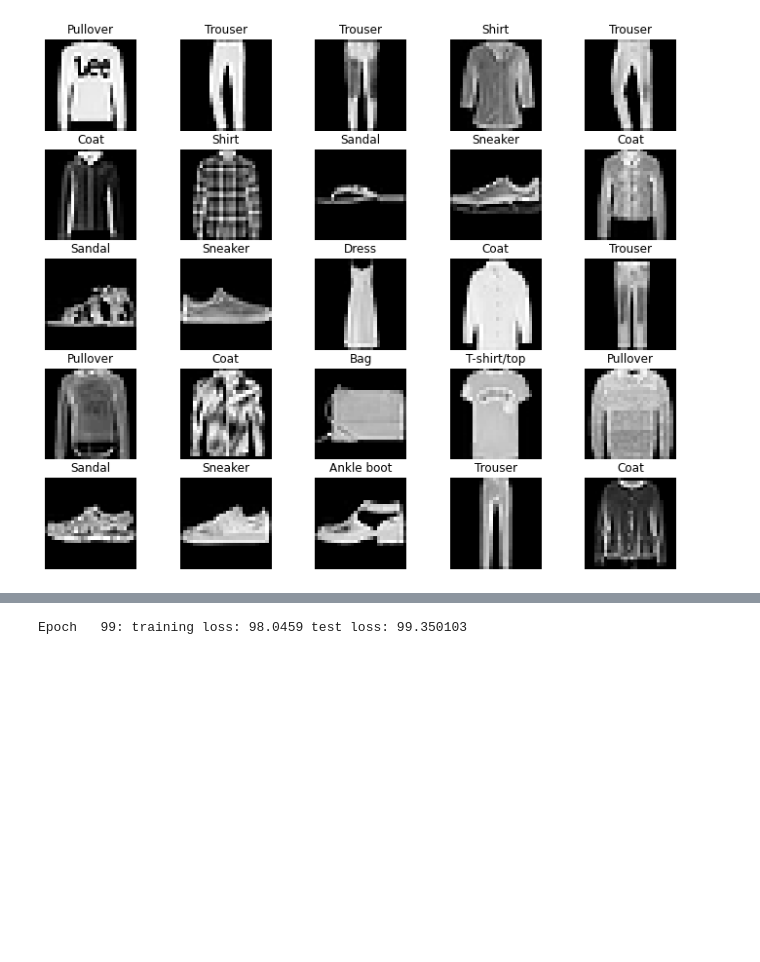
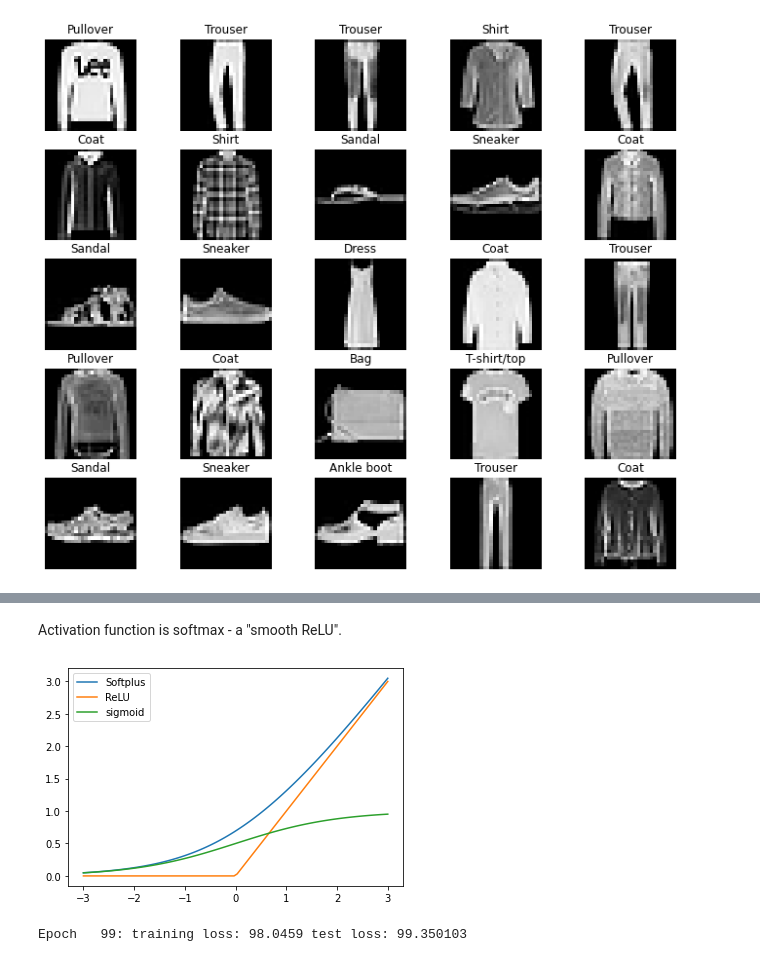
Before and after one commit to markus7800/vae, a Jupyter notebook: main.ipynb, the cells around one changed output, grey strips where cells are left out. Saved outputs shown, nothing was run; the diff lists cells and outputs as text; code cells hidden in the pictures; blank space fills up the shorter version.

```diff
--- a/main.ipynb
+++ b/main.ipynb
@@ -70,6 +127,19 @@ import torch.nn as nn
 import pyro
 import pyro.distributions as dist
 import matplotlib.pyplot as plt
+# %% [markdown]
+Activation function is softmax - a "smooth ReLU".
+# %%
+softplus = nn.Softplus()
+ts = torch.tensor(np.linspace(-3,3,100))
+plt.plot(ts, softplus(ts), label='Softplus')
+relu = nn.ReLU()
+plt.plot(ts, relu(ts), label='ReLU')
+plt.plot(ts, torch.sigmoid(ts), label='sigmoid')
+plt.legend()
+plt.show()
+# %% [output]
+[figure, added]
 # %%
 # define the PyTorch module that parameterizes the
 # diagonal gaussian distribution q(z|x)
```
Also changed, not shown: parts of 18 cells of this notebook, 1 other file.
